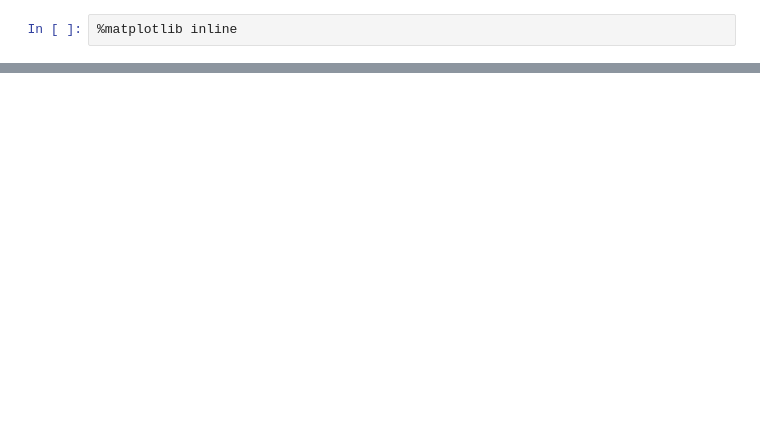
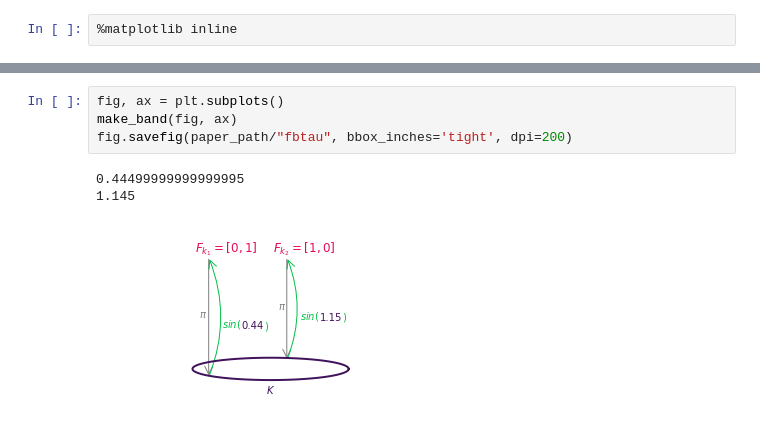
Before and after one commit to story645/team, a Jupyter notebook: paper/figcode/intro_math.ipynb, the cells around one changed output, grey strips where cells are left out. Saved outputs shown, nothing was run; the diff lists cells and outputs as text; blank space fills up the shorter version.

```diff
--- a/paper/figcode/intro_math.ipynb
+++ b/paper/figcode/intro_math.ipynb
@@ -63,0 +169,8 @@ fig.savefig("../figures/fb_tau.png", dpi=300, bbox_inches='tight')
+# %%
+fig, ax = plt.subplots()
+make_band(fig, ax)
+fig.savefig(paper_path/"fbtau", bbox_inches='tight', dpi=200)
+# %% [output]
+0.44499999999999995
+1.145
+[figure, added]
```
Also changed, not shown: parts of 14 cells of this notebook, 7 other files.
